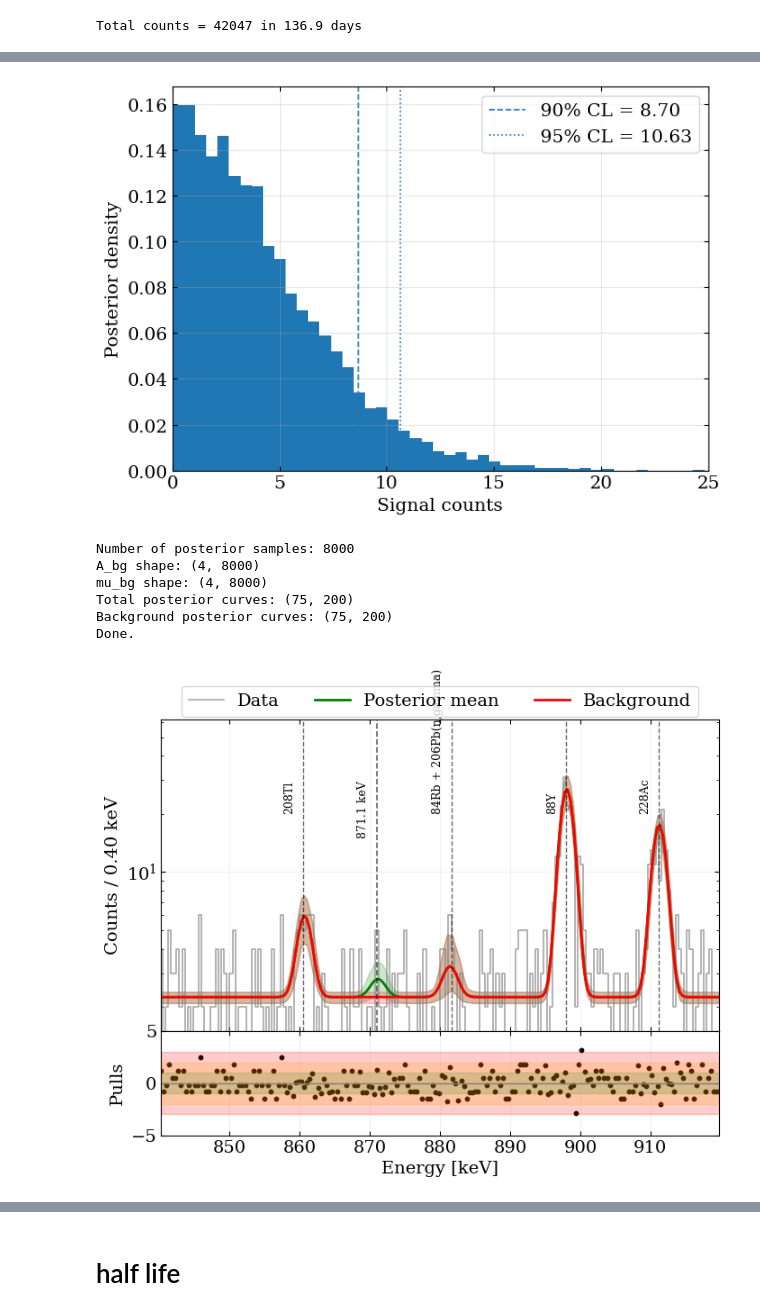
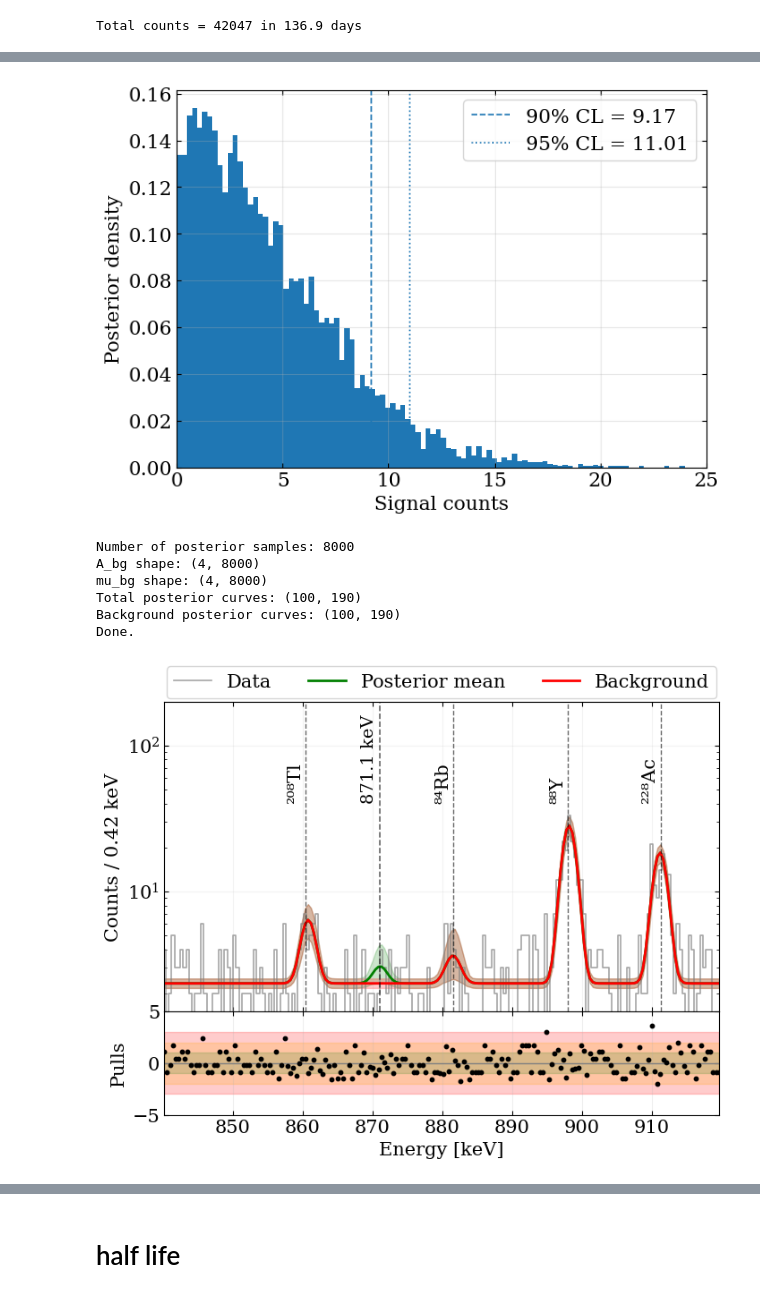
Before and after one commit to RitaF00/ZrO2-double-beta-decay, a Jupyter notebook: 94Zr_finale.ipynb, the cells around one changed output, grey strips where cells are left out. Cells and saved outputs as stored; diff of their text form; code cells hidden in the pictures.

```diff
--- a/94Zr_finale.ipynb
+++ b/94Zr_finale.ipynb
@@ -220,14 +137,14 @@ def build_total_spectrum(files_config, bins):
             ENERGY_RANGE,
         )
 
-        E_centers, counts = make_histogram(E, spectrum, bins)
+        E_centers, E_edge,  counts = make_histogram(E, spectrum, bins)
 
         all_histograms.append(counts)
         total_time += cfg["time"]
 
     total_counts = np.sum(all_histograms, axis=0)
 
-    return E_centers, total_counts, total_time
+    return E_centers, E_edge,  total_counts, total_time
 # %% [markdown]
 # inizio
 # %%
@@ -285,16 +212,8 @@ SAMPLING_CONFIG = {
     "target_accept": 0.95,
 }
 # %%
-# ============================================================
-# MAIN DATA PREPARATION
-# ============================================================
-BINS = np.arange(
-    ENERGY_RANGE[0],
-    ENERGY_RANGE[1] + BIN_WIDTH,
-    BIN_WIDTH
-)
+E_tot, E_edge, Ntot, t_tot = build_total_spectrum(FILES, BINS)
 
-E_tot, Ntot, t_tot = build_total_spectrum(FILES, BINS)
 
 print(
     f"Total counts = {np.sum(Ntot):.0f} "
@@ -385,7 +306,7 @@ with pm.Model() as model:
     # ========================================================
     #A_signal = pm.HalfNormal("A_signal", sigma=np.max(counts_roi))
     A_signal = pm.HalfFlat("A_signal")
-    mu_signal = pm.Normal("mu_signal", mu=SIGNAL["mu"], sigma=0.5)
+    mu_signal = pm.Normal("mu_signal", mu=SIGNAL["mu"], sigma=0.25)
 
     sigma = sigma_fun(mu_signal)  # must be PyTensor-compatible
 
@@ -526,7 +451,7 @@ print("=" * 60)
 # ============================================================
 plt.figure(figsize=(7, 5))
 
-plt.hist(signal_samples, bins=50, density=True)
+plt.hist(signal_samples, bins=100, density=True)
 
 plt.axvline(
     N_signal_90,
@@ -549,7 +474,7 @@ plt.legend()
 plt.tight_layout()
 plt.show()
 # %% [output]
-[figure, old version]
+[figure, new version]
 # %%
 # posterior extraction
 # ============================================================
@@ -668,7 +593,7 @@ lambda_total_samples = []
 
 lambda_bkg_samples = []
 
-n_samples = 75
+n_samples = 100
 
 # ============================================================
 # LOOP SUI CAMPIONI POSTERIOR
@@ -902,8 +827,8 @@ print("Done.")
 Number of posterior samples: 8000
 A_bg shape: (4, 8000)
 mu_bg shape: (4, 8000)
-Total posterior curves: (75, 200)
-Background posterior curves: (75, 200)
+Total posterior curves: (100, 190)
+Background posterior curves: (100, 190)
 Done.
 # %%
 # ============================================================
@@ -1133,13 +1058,13 @@ for name, peak in BACKGROUND_PEAKS.items():
     )
 
     ax1.text(
-        peak["E"] - 2,
-        20,
+        peak["E"] - 1.5,
+        40,
         name,
         rotation=90,
         verticalalignment="bottom",
         horizontalalignment="center",
-        fontsize=9
+        fontsize=15
     )
 
 
@@ -1157,13 +1082,13 @@ ax1.axvline(
 
 
 ax1.text(
-    SIGNAL["mu"]-2,
-    15,
+    SIGNAL["mu"]-1.5,
+    40,
     "871.1 keV",
     rotation=90,
     verticalalignment="bottom",
     horizontalalignment="center",
-    fontsize=9
+    fontsize=14
 )
 
 
@@ -1182,7 +1107,8 @@ ax1.set_xlim(
 
 ax1.set_ylim(
     1.5,
-    max(counts_roi)*2
+    200
+
 )
 
 
@@ -1210,7 +1136,8 @@ ax2.scatter(
     E_roi,
     residuals,
     s=10,
-    color="black"
+    color="black",
+    zorder = 5
 )
 
 
@@ -1241,36 +1168,37 @@ ax2.axhspan(
 ax2.axhline(
     0,
     color="gray",
-    lw=1
+    lw=1,
+    zorder=2
 )
 
 
 
 ax2.set_xlabel(
     "Energy [keV]"
 )
 
 
 ax2.set_ylabel(
     "Pulls"
 )
 
 
 ax2.set_ylim(
     -5,
     5
 )
 
 
 ax2.grid(alpha=0.2)
 
 
 
 plt.subplots_adjust(hspace=0)
 
 plt.show()
 # %% [output]
-[figure, old version]
+[figure, new version]
 # %%
 import arviz as az
 
```
Also changed, not shown: parts of 21 cells of this notebook, 4 other files.
